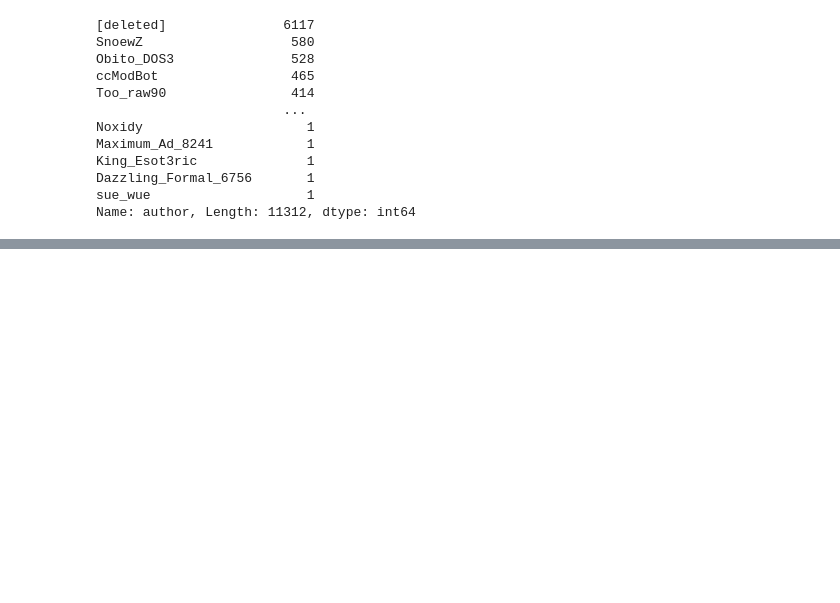
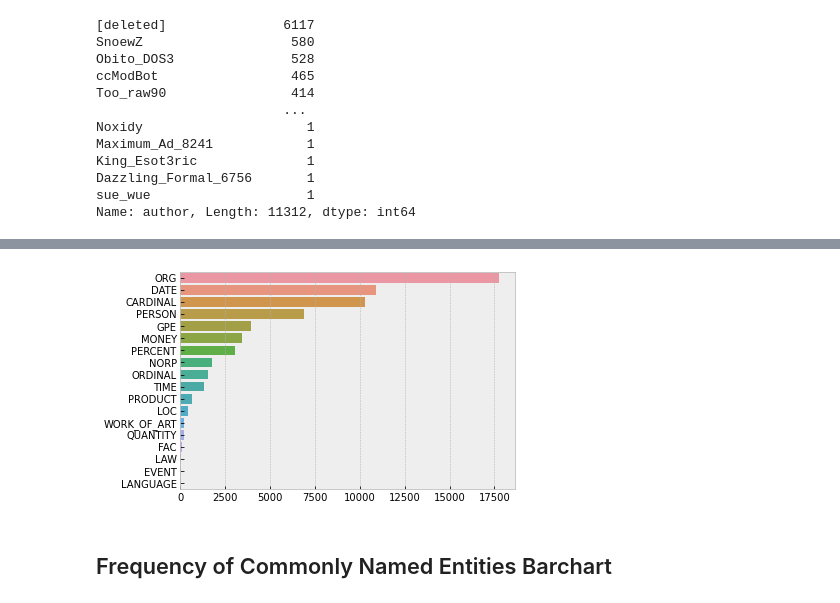
Before and after one commit to dplem/Cryptocurrency-Market-Forecasting, a Jupyter notebook: Notebooks/Exploratory_Analysis.ipynb, the cells around one changed output, grey strips where cells are left out. Drawn from its saved outputs; the diff is of its cells as text; code cells hidden in the pictures; blank space fills up the shorter version.

Commit message:
NER update
Added name entity recognition functions

```diff
--- a/Notebooks/Exploratory_Analysis.ipynb
+++ b/Notebooks/Exploratory_Analysis.ipynb
@@ -554,0 +563,21 @@ Name: author, Length: 11312, dtype: int64
+# %%
+def named_entity_barchart(text):
+    nlp = spacy.load("en_core_web_sm")
+
+    def _get_ner(text):
+        doc=nlp(text)
+        return [X.label_ for X in doc.ents]
+
+    ent=text.apply(lambda x : _get_ner(x))
+    ent=[x for sub in ent for x in sub]
+    counter=Counter(ent)
+    count=counter.most_common()
+
+    x,y=map(list,zip(*count))
+    sns.barplot(x=y,y=x)
+# %%
+named_entity_barchart(df2['body'])
+# %% [output]
+[figure, added]
+# %% [markdown]
+## Frequency of Commonly Named Entities Barchart
```
Also changed, not shown: parts of 23 cells of this notebook.
